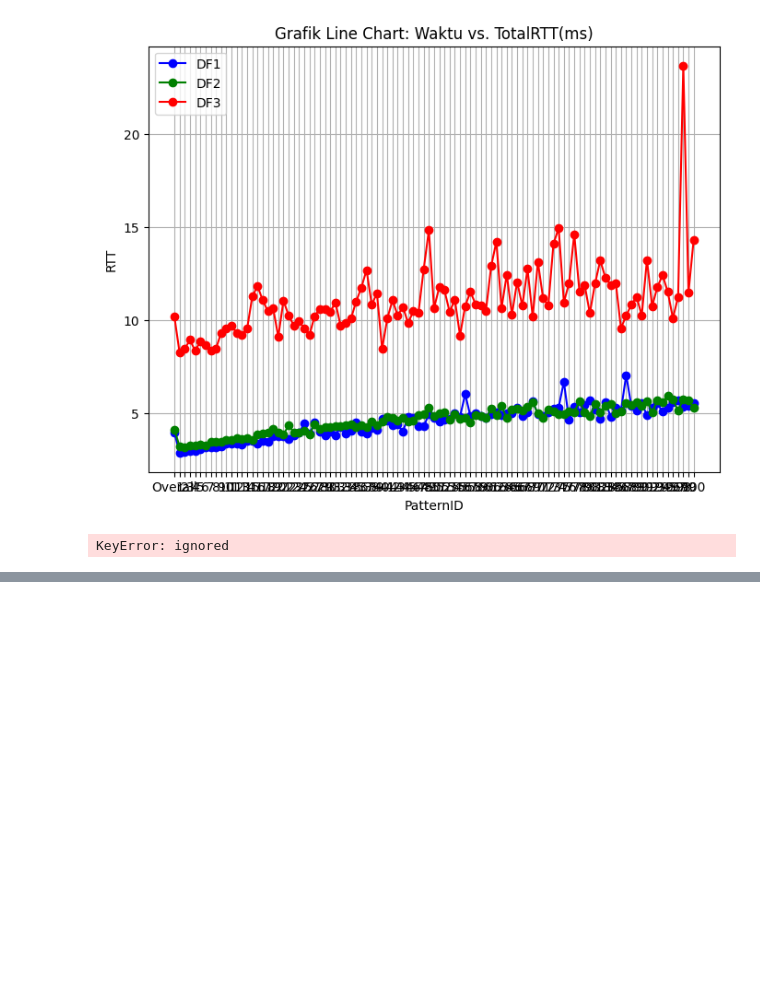
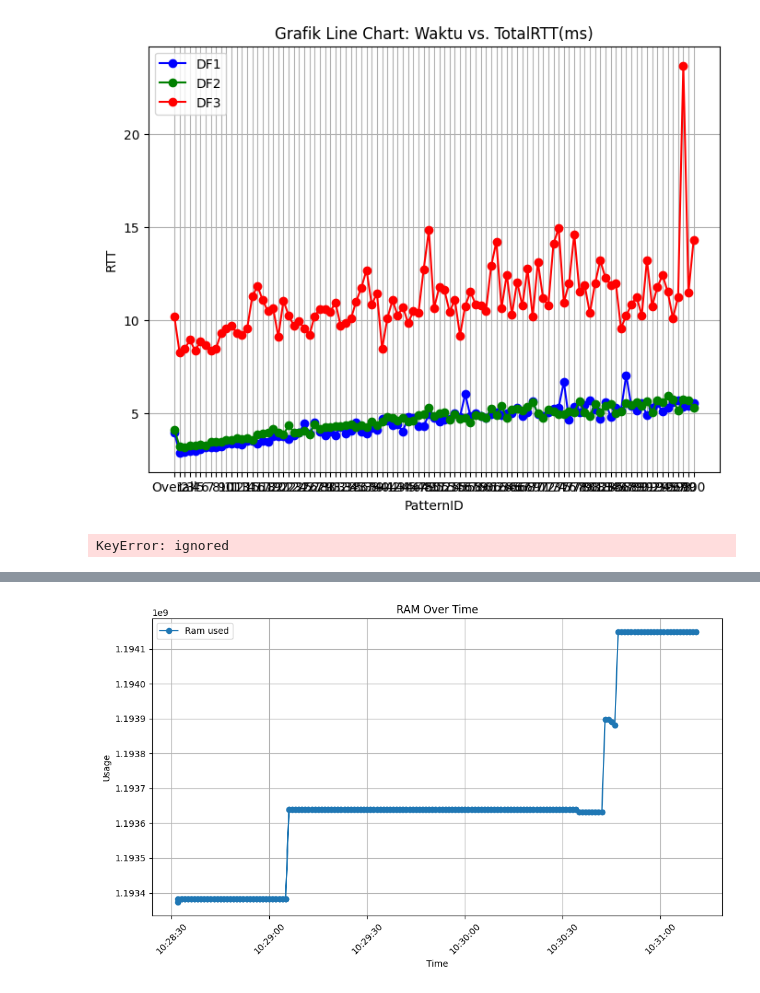
Before and after one commit to agnislur/ndn_project, a Jupyter notebook: OlahData.ipynb, the cells around one changed output, grey strips where cells are left out. Saved outputs shown, nothing was run; the diff lists cells and outputs as text; code cells hidden in the pictures; blank space fills up the shorter version.

```diff
--- a/OlahData.ipynb
+++ b/OlahData.ipynb
@@ -1177,0 +1234,25 @@ plt.show()
+# %%
+sys32r2=pd.read_csv("skenario3-2 (1).csv", index_col=False)
+sys32r2.dropna(subset=['CPU used'], inplace=True)
+sys32r2['Time'] = pd.to_datetime(sys32r2['Time'])
+
+# Membuat plot line untuk kolom 'CPU used' dan 'Ram used'
+plt.figure(figsize=(10, 6))
+#plt.plot(sys31r2['Time'], sys31r2['CPU used'], label='CPU used', marker='o')
+plt.plot(sys32r2['Time'], sys32r2[' RAM used'], label='Ram used', marker='o')
+
+# Menambahkan label dan judul
+plt.xlabel('Time')
+plt.ylabel('Usage')
+plt.title('RAM Over Time')
+
+# Menambahkan legenda
+plt.legend()
+
+# Menampilkan grafik
+plt.grid(True)
+plt.xticks(rotation=45)  # Memutar label sumbu x agar lebih terbaca
+plt.tight_layout()
+plt.show()
+# %% [output]
+[figure, added]
```
Also changed, not shown: parts of 5 cells of this notebook.
